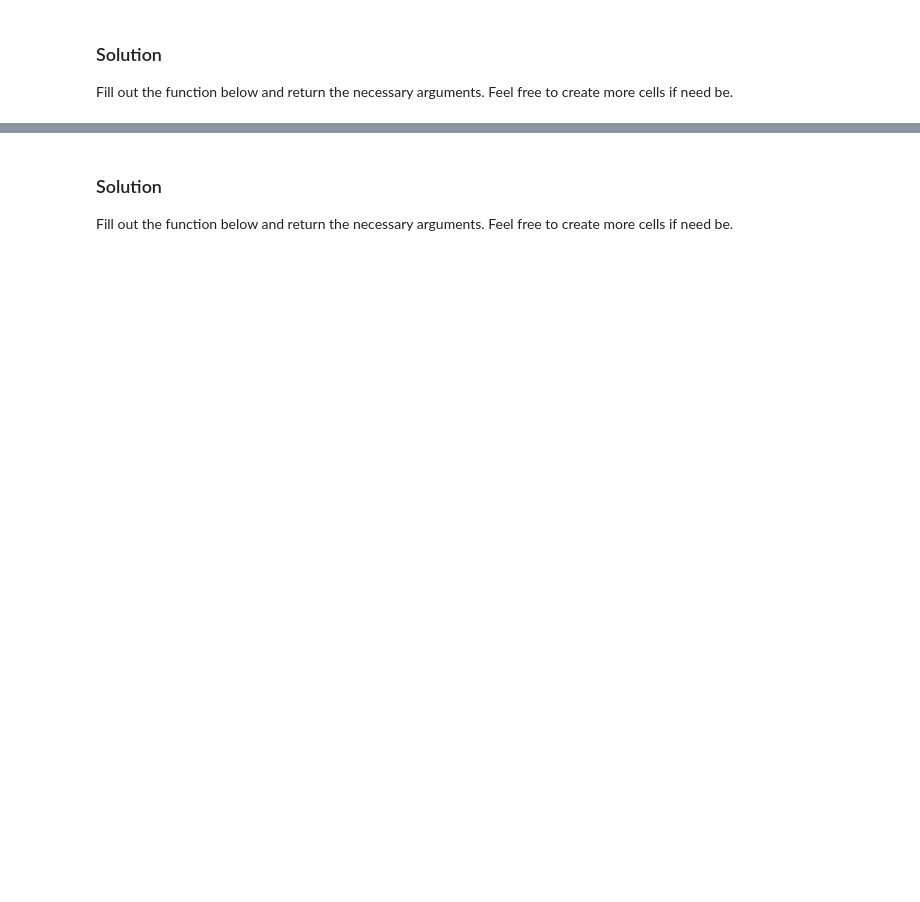
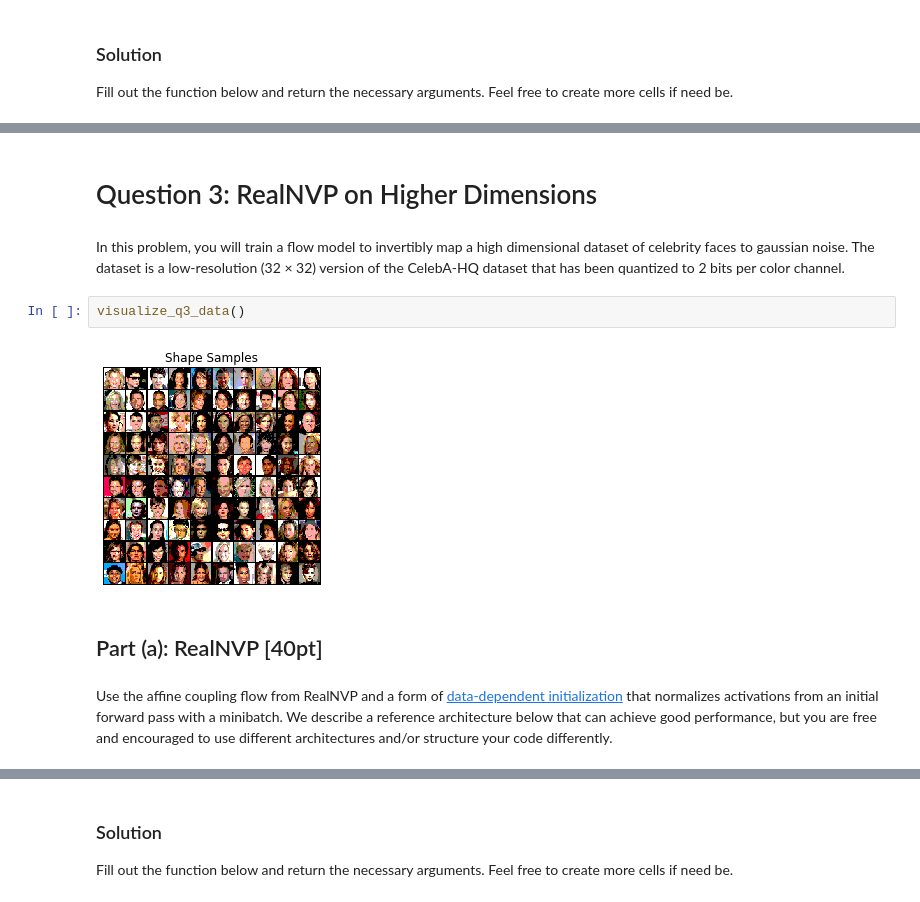
Before and after one commit to rll/deepul, a Jupyter notebook: homeworks/hw2/hw2_notebook.ipynb, the cells around one changed output, grey strips where cells are left out. Saved outputs shown, nothing was run; the diff lists cells and outputs as text; blank space fills up the shorter version.

```diff
--- a/homeworks/hw2/hw2_notebook.ipynb
+++ b/homeworks/hw2/hw2_notebook.ipynb
@@ -420,0 +237,15 @@ visualize_q2b_data(2)
+# %% [markdown]
+# Question 3: RealNVP on Higher Dimensions
+# %% [markdown]
+In this problem, you will train a flow model to invertibly map a high dimensional dataset of celebrity
+faces to gaussian noise. The dataset is a low-resolution (32 × 32) version of the CelebA-HQ dataset that has been quantized to 2 bits per color channel.
+# %%
+visualize_q3_data()
+# %% [output]
+[figure, added]
+# %% [markdown]
+## Part (a): RealNVP [40pt]
+# %% [markdown]
+Use the affine coupling flow from RealNVP and a form of [data-dependent initialization](https://arxiv.org/abs/1602.07868) that normalizes activations from an initial forward pass with a minibatch.
+We describe a reference architecture below that can achieve good performance, but you are free
+and encouraged to use different architectures and/or structure your code differently.
```
Also changed, not shown: parts of 56 cells of this notebook.
